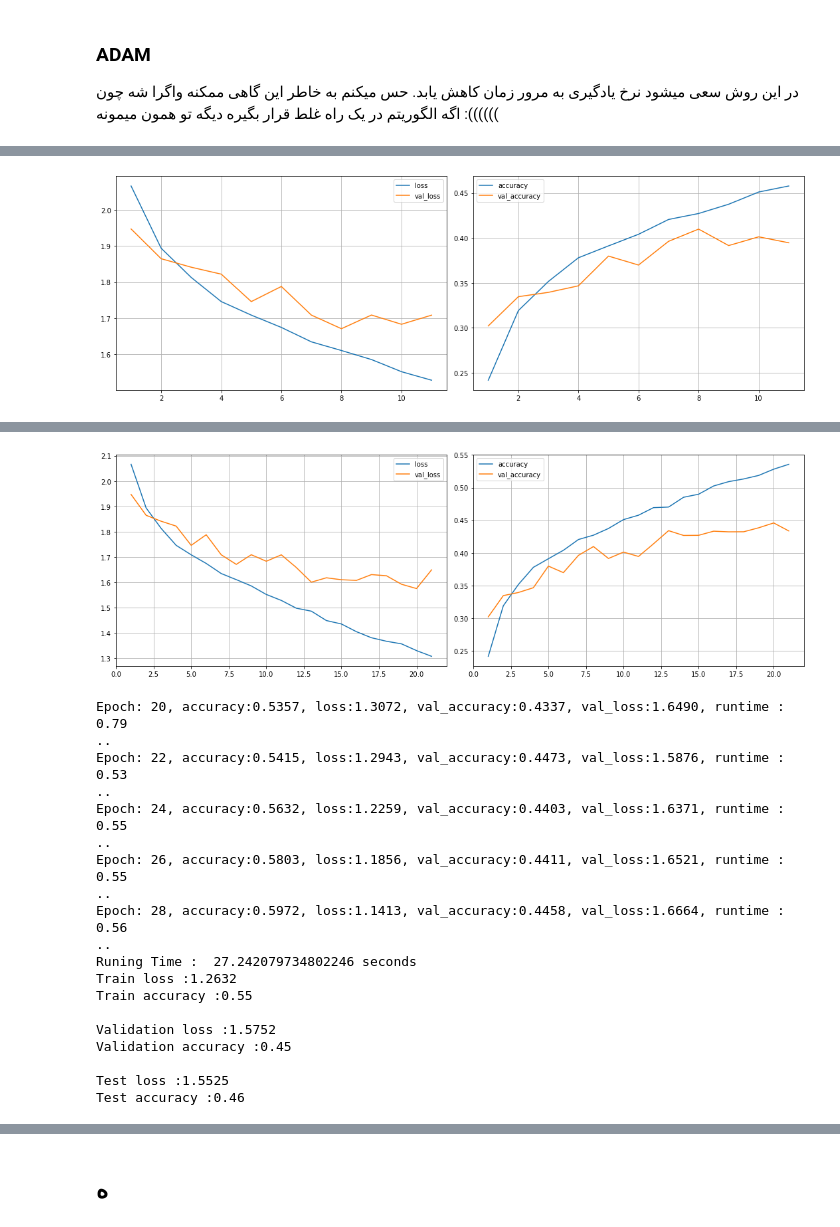
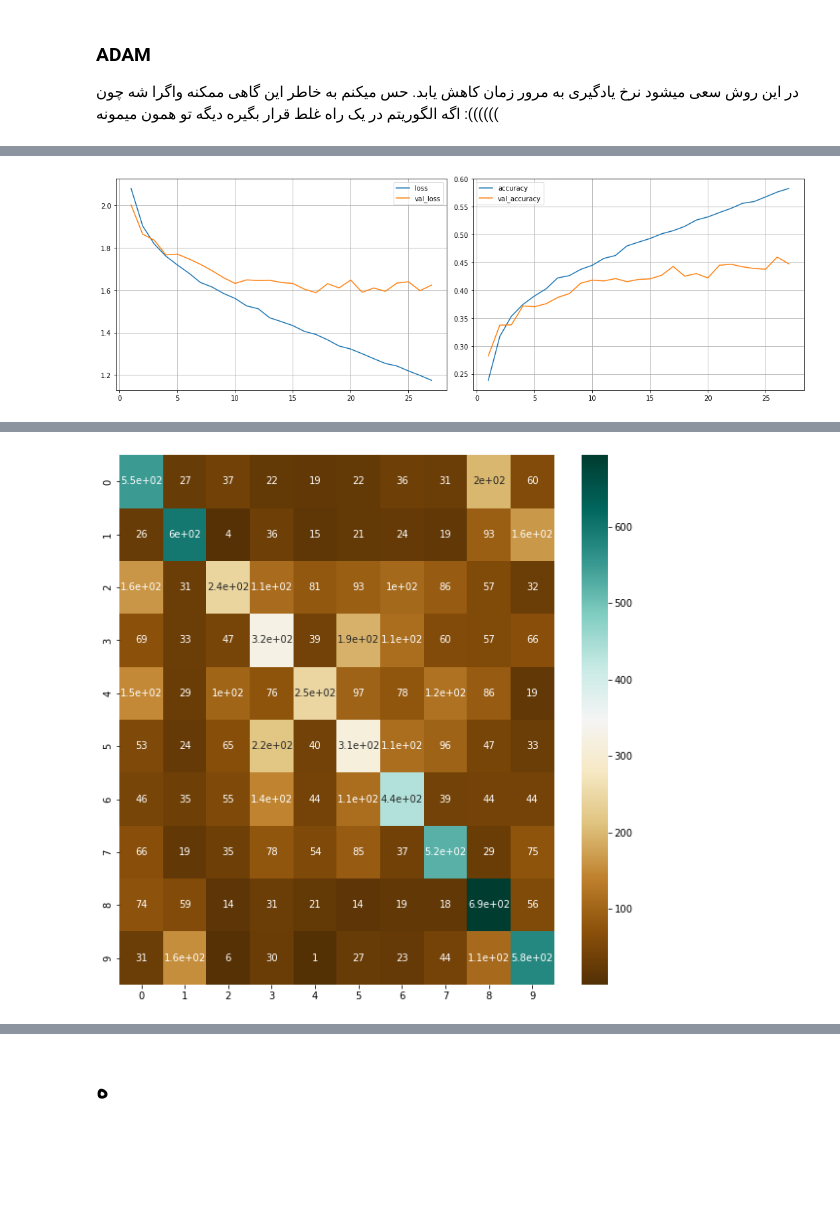
Before and after one commit to peyman886/Deep_Learning, a Jupyter notebook: HW2_practical_Q1,2.ipynb, the cells around one changed output, grey strips where cells are left out. Cells and saved outputs as stored; diff of their text form; code cells hidden in the pictures; blank space fills up the shorter version.

```diff
--- a/HW2_practical_Q1,2.ipynb
+++ b/HW2_practical_Q1,2.ipynb
@@ -449,7 +490,7 @@ mlp64 = compiling(model=mlp64, optimizer='sgd')
 if tf.io.gfile.exists(filepath):
   mlp64.load_weights(filepath)
 else:
-  callbacks_list = [EpochDots(report_every=2)]
+  callbacks_list = [EpochDots(report_every=10)]
   mlp64 = fitting(model=mlp64,callbacks_list=callbacks_list, batch_size=64)
 evaluation(model=mlp64)
 # %% [output]
@@ -480,7 +520,7 @@ mlp256 = compiling(model=mlp256, optimizer='sgd')
 if tf.io.gfile.exists(filepath):
   mlp256.load_weights(filepath)
 else:
-  callbacks_list = [EpochDots(report_every=2)]
+  callbacks_list = [EpochDots(report_every=10)]
   mlp256 = fitting(model=mlp256, callbacks_list=callbacks_list, batch_size=256)
 evaluation(model=mlp256)
 # %% [output]
@@ -528,9 +567,11 @@ mlp_relu = compiling(model=mlp_relu, optimizer='sgd')
 if tf.io.gfile.exists(filepath):
   mlp_relu.load_weights(filepath)
 else:
-  callbacks_list = [PlotLearning(report_every=20), EpochDots(report_every=10)]
+  callbacks_list = [EpochDots(report_every=10)]
   mlp_relu = fitting(model=mlp_relu, callbacks_list=callbacks_list, batch_size=256)
 evaluation(model=mlp_relu)
+plot_history()
+heatmap_confusion_matrix(model=mlp_relu)
 # %% [output]
 Model: "mlp_relu"
 _________________________________________________________________
@@ -596,9 +614,11 @@ mlp_tanH = compiling(model=mlp_tanH, optimizer='sgd')
 if tf.io.gfile.exists(filepath):
   mlp_tanH.load_weights(filepath)
 else:
-  callbacks_list = [PlotLearning(report_every=20), EpochDots(report_every=10)]
+  callbacks_list = [EpochDots(report_every=10)]
   mlp_tanH = fitting(model=mlp_tanH, callbacks_list=callbacks_list, batch_size=256)
 evaluation(model=mlp_tanH)
+plot_history()
+heatmap_confusion_matrix(model=mlp_tanH)
 # %% [output]
 Model: "mlp_tanH"
 _________________________________________________________________
@@ -665,10 +659,12 @@ crossentropy = compiling(model=crossentropy, optimizer='adam', loss='categorical
 if tf.io.gfile.exists(filepath):
   crossentropy.load_weights(filepath)
 else:
-  callbacks_list = [PlotLearning(report_every=10), EpochDots(report_every=2)]
+  callbacks_list = [EpochDots(report_every=5)]
   crossentropy = fitting(model=crossentropy, batch_size=256, callbacks_list=callbacks_list)
+
 evaluation(model=crossentropy)
-# plotting(model=crossentropy)
+plot_history()
+heatmap_confusion_matrix(model=crossentropy)
 # %% [output]
 Model: "crossentropy"
 _________________________________________________________________
@@ -690 +686 @@ Epoch: 8, accuracy:0.4374, loss:1.5855, val_accuracy:0.3915, val_loss:1.7088, ru
-[figure, old version]
+[figure, new version]
@@ -701,20 +687 @@ Epoch: 18, accuracy:0.5187, loss:1.3565, val_accuracy:0.4385, val_loss:1.5922, r
-[figure, old version]
+[figure, new version]
-Epoch: 20, accuracy:0.5357, loss:1.3072, val_accuracy:0.4337, val_loss:1.6490, runtime : 0.79
-..
-Epoch: 22, accuracy:0.5415, loss:1.2943, val_accuracy:0.4473, val_loss:1.5876, runtime : 0.53
-..
-Epoch: 24, accuracy:0.5632, loss:1.2259, val_accuracy:0.4403, val_loss:1.6371, runtime : 0.55
-..
-Epoch: 26, accuracy:0.5803, loss:1.1856, val_accuracy:0.4411, val_loss:1.6521, runtime : 0.55
-..
-Epoch: 28, accuracy:0.5972, loss:1.1413, val_accuracy:0.4458, val_loss:1.6664, runtime : 0.56
-..
-Runing Time :  27.242079734802246 seconds
-Train loss :1.2632
-Train accuracy :0.55
-
-Validation loss :1.5752
-Validation accuracy :0.45
-
-Test loss :1.5525
-Test accuracy :0.46
```
Also changed, not shown: parts of 43 cells of this notebook.
